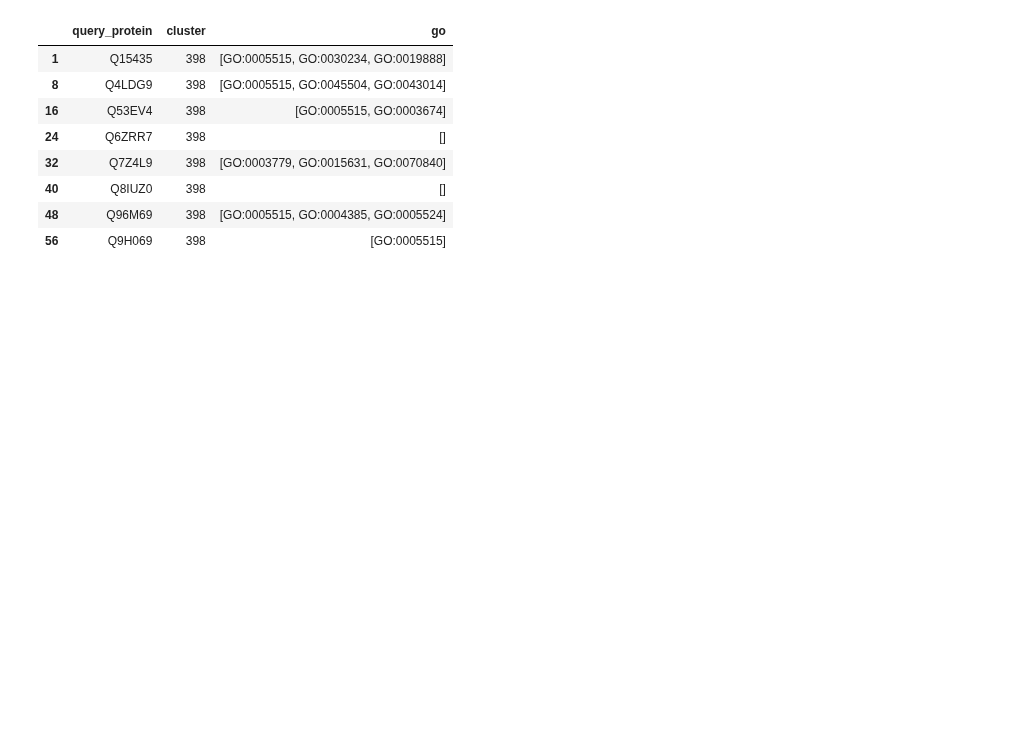
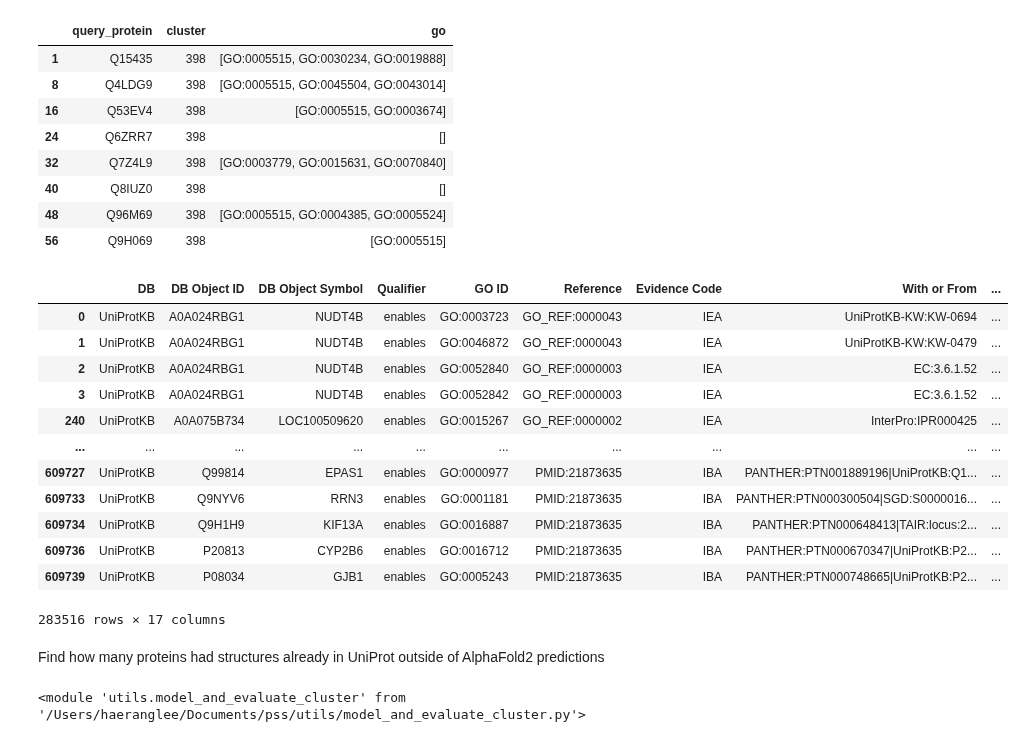
Before and after one commit to dptrsa-300/pss, a Jupyter notebook: Evaluation of a Single Model.ipynb, the cells around one changed output. Saved outputs shown, nothing was run; the diff lists cells and outputs as text; code cells hidden in the pictures; blank space fills up the shorter version.

```diff
--- a/Evaluation of a Single Model.ipynb
+++ b/Evaluation of a Single Model.ipynb
@@ -482,3 +482,25 @@ funsim_result.unique_proteins[funsim_result.unique_proteins.cluster==clusterno]
 | 40 | Q8IUZ0 | 398 | [] |
 | 48 | Q96M69 | 398 | [GO:0005515, GO:0004385, GO:0005524] |
 | 56 | Q9H069 | 398 | [GO:0005515] |
+# %%
+funsim_result.goa[funsim_result.goa['GO ID'].isin(funsim_result.goa_goid_mf)]#.to_parquet('functional_sim/goa_mf.parquet')
+# %% [output]
+|  | DB | DB Object ID | DB Object Symbol | Qualifier | GO ID | Reference | Evidence Code | With or From | ... |
+| 0 | UniProtKB | A0A024RBG1 | NUDT4B | enables | GO:0003723 | GO_REF:0000043 | IEA | UniProtKB-KW:KW-0694 | ... |
+| 1 | UniProtKB | A0A024RBG1 | NUDT4B | enables | GO:0046872 | GO_REF:0000043 | IEA | UniProtKB-KW:KW-0479 | ... |
+| 2 | UniProtKB | A0A024RBG1 | NUDT4B | enables | GO:0052840 | GO_REF:0000003 | IEA | EC:3.6.1.52 | ... |
+| 3 | UniProtKB | A0A024RBG1 | NUDT4B | enables | GO:0052842 | GO_REF:0000003 | IEA | EC:3.6.1.52 | ... |
+| 240 | UniProtKB | A0A075B734 | LOC100509620 | enables | GO:0015267 | GO_REF:0000002 | IEA | InterPro:IPR000425 | ... |
+| ... | ... | ... | ... | ... | ... | ... | ... | ... | ... |
+| 609727 | UniProtKB | Q99814 | EPAS1 | enables | GO:0000977 | PMID:21873635 | IBA | PANTHER:PTN001889196|UniProtKB:Q1... | ... |
+| 609733 | UniProtKB | Q9NYV6 | RRN3 | enables | GO:0001181 | PMID:21873635 | IBA | PANTHER:PTN000300504|SGD:S0000016... | ... |
+| 609734 | UniProtKB | Q9H1H9 | KIF13A | enables | GO:0016887 | PMID:21873635 | IBA | PANTHER:PTN000648413|TAIR:locus:2... | ... |
+| 609736 | UniProtKB | P20813 | CYP2B6 | enables | GO:0016712 | PMID:21873635 | IBA | PANTHER:PTN000670347|UniProtKB:P2... | ... |
+| 609739 | UniProtKB | P08034 | GJB1 | enables | GO:0005243 | PMID:21873635 | IBA | PANTHER:PTN000748665|UniProtKB:P2... | ... |
+283516 rows × 17 columns
+# %% [markdown]
+Find how many proteins had structures already  in UniProt outside of AlphaFold2 predictions
+# %%
+importlib.reload(ev)
+# %% [output]
+<module 'utils.model_and_evaluate_cluster' from '/Users/haeranglee/Documents/pss/utils/model_and_evaluate_cluster.py'>
```
Also changed, not shown: parts of 4 cells of this notebook, 2 other files.
